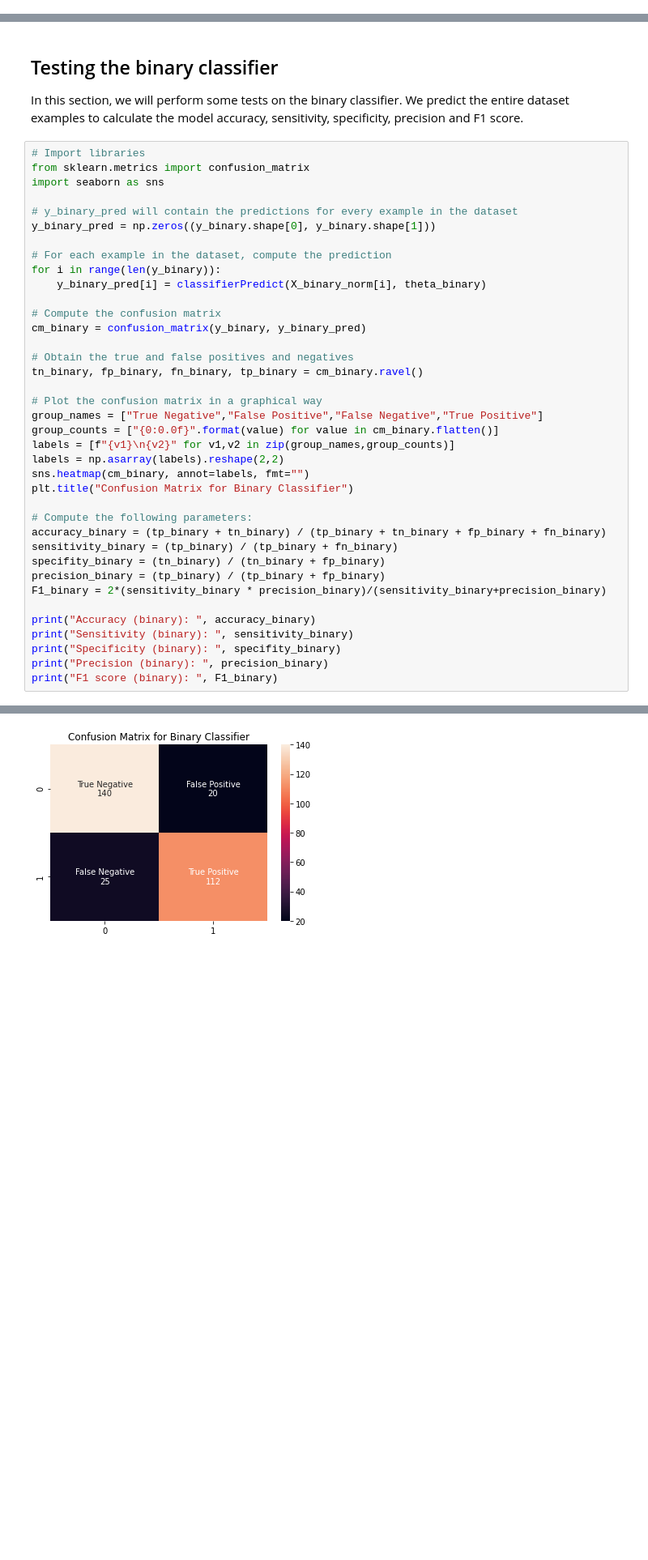
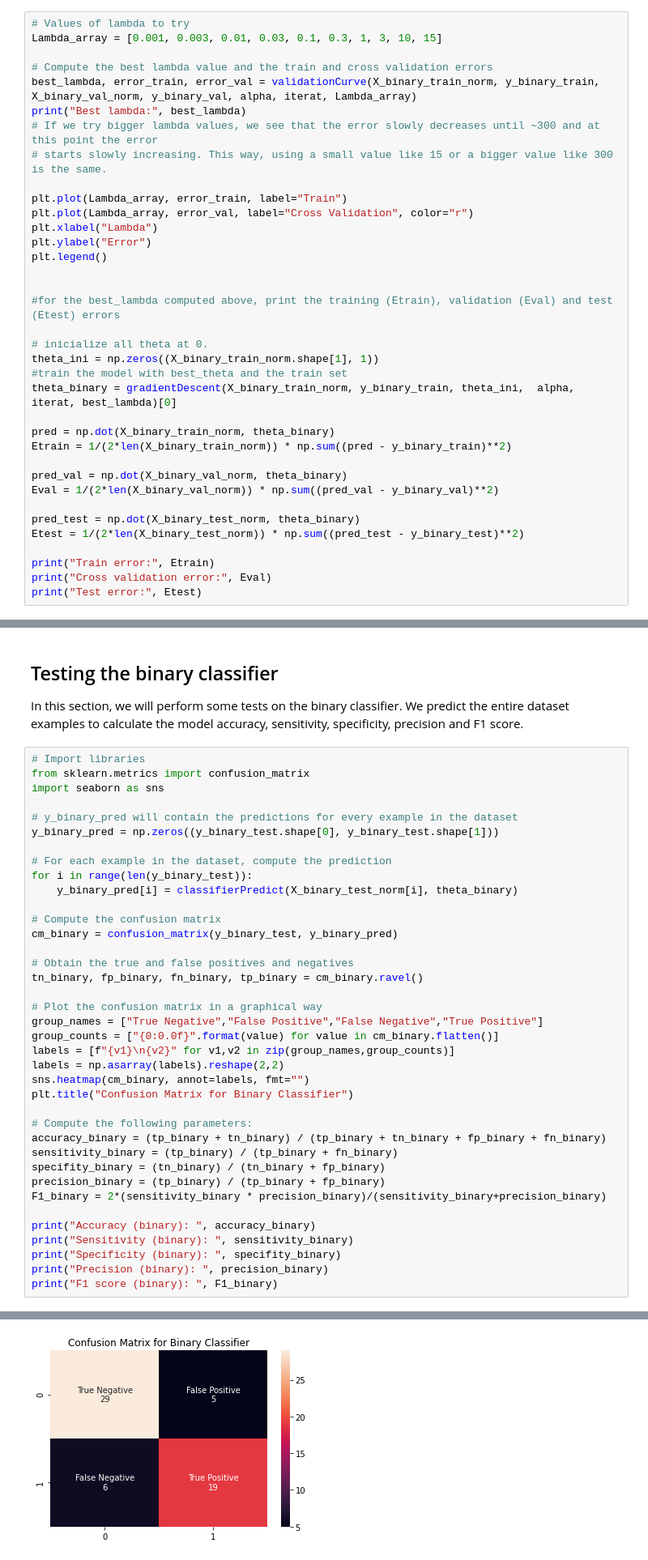
Before and after one commit to joaogomes18/Machine-Learning, a Jupyter notebook: 1stAssignment/1stAssignmentRegularizedLogisticRegression_BinaryAndMulticlassClassification.ipynb, the cells around one changed output, grey strips where cells are left out. Shown at 81% size. Cells and saved outputs as stored; diff of their text form; blank space fills up the shorter version.

Commit message:
logreg - train, cv, test

```diff
--- a/1stAssignment/1stAssignmentRegularizedLogisticRegression_BinaryAndMulticlassClassification.ipynb
+++ b/1stAssignment/1stAssignmentRegularizedLogisticRegression_BinaryAndMulticlassClassification.ipynb
@@ -229,0 +326,36 @@ Predicted class:  1
+# %%
+# Values of lambda to try
+Lambda_array = [0.001, 0.003, 0.01, 0.03, 0.1, 0.3, 1, 3, 10, 15]
+
+# Compute the best lambda value and the train and cross validation errors
+best_lambda, error_train, error_val = validationCurve(X_binary_train_norm, y_binary_train, X_binary_val_norm, y_binary_val, alpha, iterat, Lambda_array)
+print("Best lambda:", best_lambda)
+# If we try bigger lambda values, we see that the error slowly decreases until ~300 and at this point the error
+# starts slowly increasing. This way, using a small value like 15 or a bigger value like 300 is the same.
+
+plt.plot(Lambda_array, error_train, label="Train")
+plt.plot(Lambda_array, error_val, label="Cross Validation", color="r")
+plt.xlabel("Lambda")
+plt.ylabel("Error")
+plt.legend()
+
+
+#for the best_lambda computed above, print the training (Etrain), validation (Eval) and test (Etest) errors
+
+# inicialize all theta at 0.
+theta_ini = np.zeros((X_binary_train_norm.shape[1], 1))
+#train the model with best_theta and the train set
+theta_binary = gradientDescent(X_binary_train_norm, y_binary_train, theta_ini,  alpha, iterat, best_lambda)[0]
+
+pred = np.dot(X_binary_train_norm, theta_binary)
+Etrain = 1/(2*len(X_binary_train_norm)) * np.sum((pred - y_binary_train)**2)
+
+pred_val = np.dot(X_binary_val_norm, theta_binary)
+Eval = 1/(2*len(X_binary_val_norm)) * np.sum((pred_val - y_binary_val)**2)
+
+pred_test = np.dot(X_binary_test_norm, theta_binary)
+Etest = 1/(2*len(X_binary_test_norm)) * np.sum((pred_test - y_binary_test)**2)
+
+print("Train error:", Etrain)
+print("Cross validation error:", Eval)
+print("Test error:", Etest)
@@ -237,14 +375,14 @@ from sklearn.metrics import confusion_matrix
 import seaborn as sns
 
 # y_binary_pred will contain the predictions for every example in the dataset
-y_binary_pred = np.zeros((y_binary.shape[0], y_binary.shape[1]))
+y_binary_pred = np.zeros((y_binary_test.shape[0], y_binary_test.shape[1]))
 
 # For each example in the dataset, compute the prediction
-for i in range(len(y_binary)):
-    y_binary_pred[i] = classifierPredict(X_binary_norm[i], theta_binary)
+for i in range(len(y_binary_test)):
+    y_binary_pred[i] = classifierPredict(X_binary_test_norm[i], theta_binary)
 
 # Compute the confusion matrix
-cm_binary = confusion_matrix(y_binary, y_binary_pred)
+cm_binary = confusion_matrix(y_binary_test, y_binary_pred)
 
 # Obtain the true and false positives and negatives
 tn_binary, fp_binary, fn_binary, tp_binary = cm_binary.ravel()
@@ -278,4 +416,4 @@ F1 score (binary):  0.8327137546468402
-[figure, old version]
+[figure, new version]
 # %% [markdown]
 ## Part 2 - Multiclass Classification
 In this part, it is performed a multiclass classification.
```
Also changed, not shown: parts of 20 cells of this notebook.
